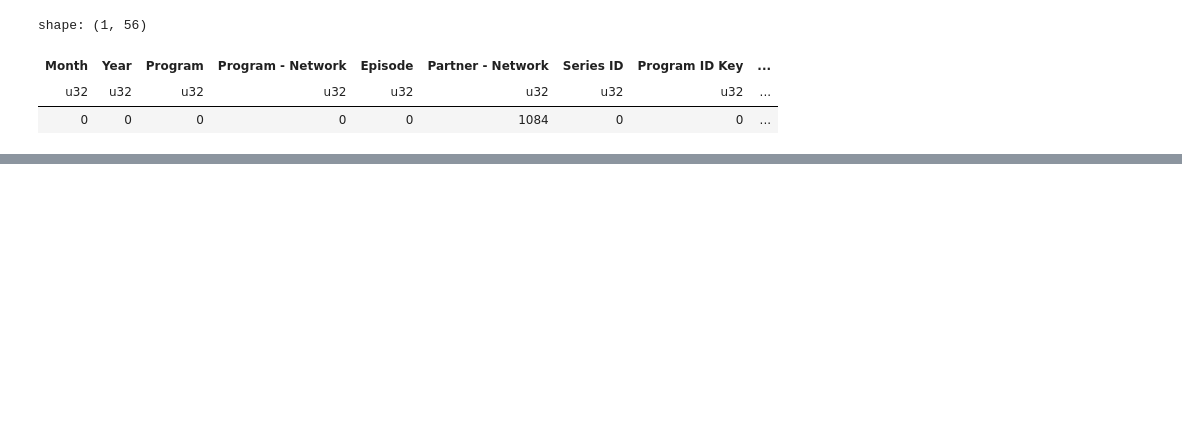
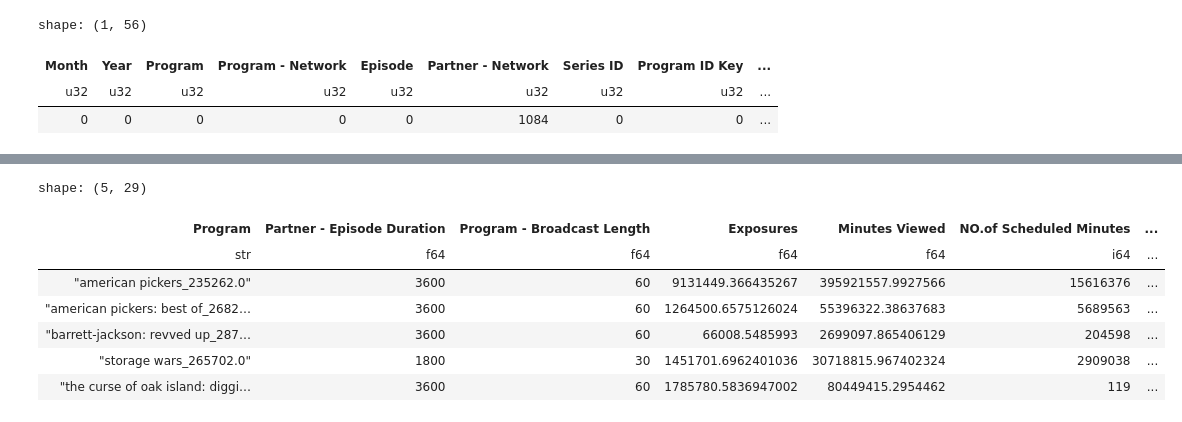
Before and after one commit to cjmireider/HOYA2, a Jupyter notebook: capstone_data_clean.ipynb, the cells around one changed output, grey strips where cells are left out. Drawn from its saved outputs; the diff is of its cells as text; code cells hidden in the pictures; blank space fills up the shorter version.

```diff
--- a/capstone_data_clean.ipynb
+++ b/capstone_data_clean.ipynb
@@ -488,0 +530,16 @@ aggregated_seasons
+# %%
+# for each mega genre establish a threshold for success by
+# identifying the boundary between the top 25% of programs and lower 75%
+
+success_thresholds = (
+    program_groups.group_by('Program - Mega Genre')
+    .agg([
+        pl.quantile('Exposures', 0.75).alias("Exposures_top25p_thrshld"),
+        pl.quantile('Minutes Viewed', 0.75).alias("Mins_vewd_top25p_thrshld")
+    ])
+)
+
+#join these new threshold values back into program_groups in order to evaluate success
+program_groups = program_groups.join(success_thresholds, on='Program - Mega Genre', how='inner')
+
+success_thresholds.sort(by='Program - Mega Genre', descending=True)
@@ -488,0 +560,31 @@ aggregated_seasons
+# %%
+# calculate success.
+# a program is a success if it exposures/mins_viewed are >= to the top 25% of its group's values
+    # IE within the "lifestyle" mega genre there are programs with Exposures values from 70 up to 5,557,774.
+    #    if a lifestyle program's value is above the top 25% threshold of 1288786 for exposures, then it is a success
+#xx = program_groups.with_columns( pl.col('Exposures').cast(pl.String).alias("Program - ID") )
+
+program_groups = program_groups.with_columns(
+    pl.when(pl.col('Exposures') >= pl.col('Exposures_top25p_thrshld'))
+      .then(1)
+      .otherwise(0)
+      .alias('Exposures_success')
+)
+
+program_groups = program_groups.with_columns(
+    pl.when(pl.col('Minutes Viewed') >= pl.col('Mins_vewd_top25p_thrshld'))
+      .then(1)
+      .otherwise(0)
+      .alias('Mins_vewd_success')
+)
+
+program_groups.head()
+# %% [output]
+shape: (5, 29)
+| Program | Partner - Episode Duration | Program - Broadcast Length | Exposures | Minutes Viewed | NO.of Scheduled Minutes | ... |
+| str | f64 | f64 | f64 | f64 | i64 | ... |
+| "american pickers_235262.0" | 3600 | 60 | 9131449.366435267 | 395921557.9927566 | 15616376 | ... |
+| "american pickers: best of_2682… | 3600 | 60 | 1264500.6575126024 | 55396322.38637683 | 5689563 | ... |
+| "barrett-jackson: revved up_287… | 3600 | 60 | 66008.5485993 | 2699097.865406129 | 204598 | ... |
+| "storage wars_265702.0" | 1800 | 30 | 1451701.6962401036 | 30718815.967402324 | 2909038 | ... |
+| "the curse of oak island: diggi… | 3600 | 60 | 1785780.5836947002 | 80449415.2954462 | 119 | ... |
```
Also changed, not shown: parts of 56 cells of this notebook, 2 other files.
